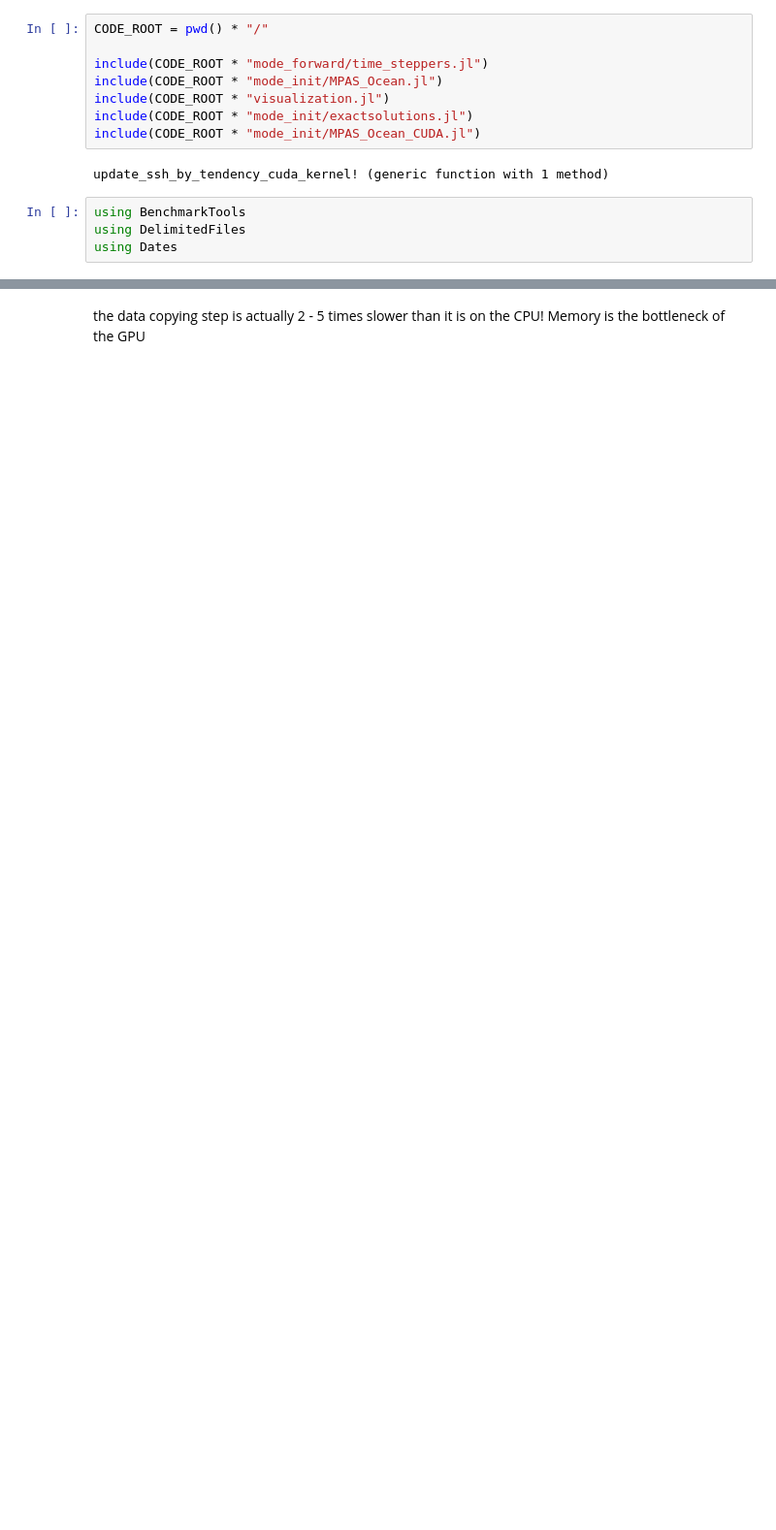
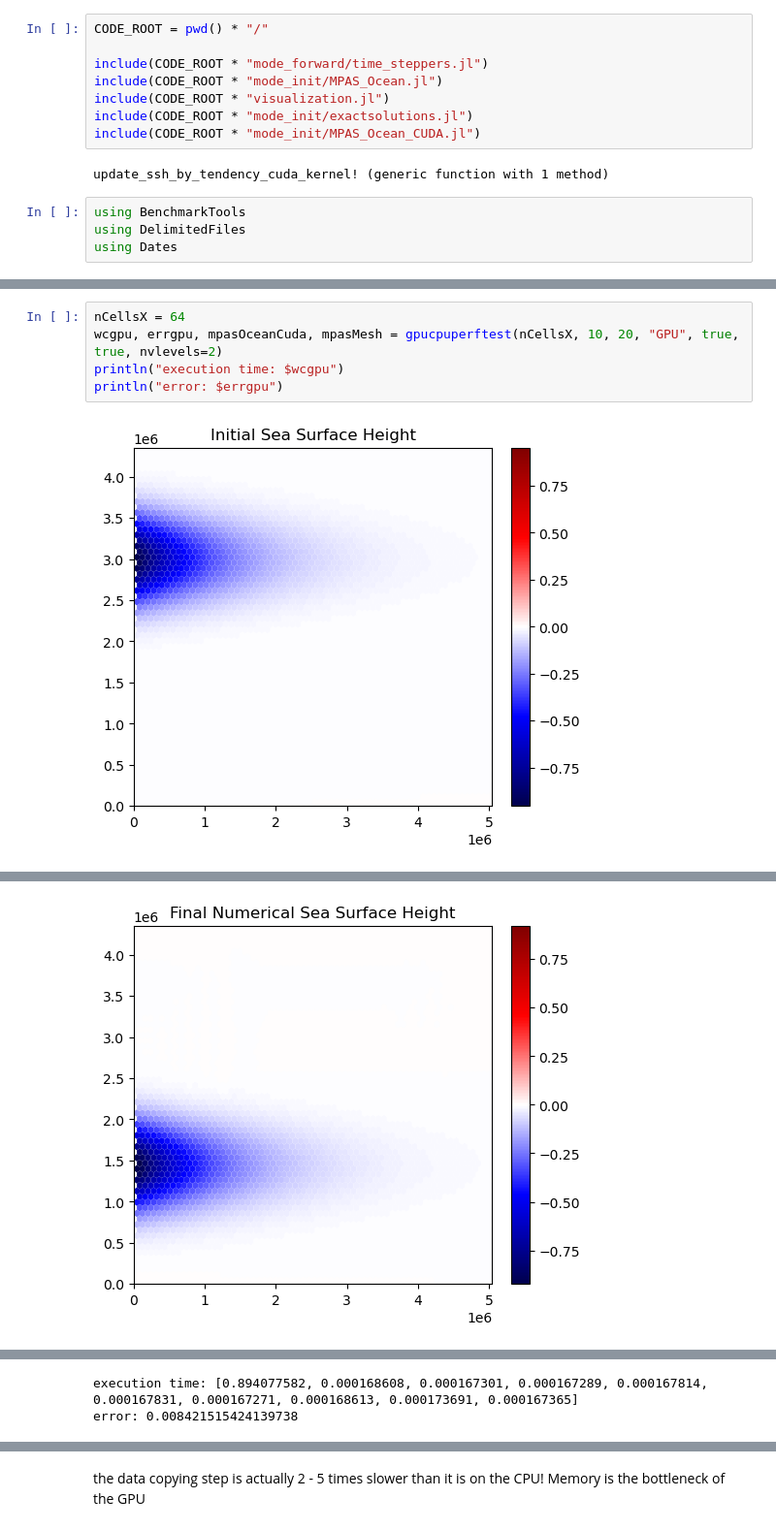
Before and after one commit to robertstrauss/MPAS_Ocean_Julia, a Jupyter notebook: GPU_CPU_performance_comparison_meshes.ipynb, the cells around one changed output, grey strips where cells are left out. Shown at 97% size. Drawn from its saved outputs; the diff is of its cells as text; blank space fills up the shorter version.

```diff
--- a/GPU_CPU_performance_comparison_meshes.ipynb
+++ b/GPU_CPU_performance_comparison_meshes.ipynb
@@ -73,0 +171,7 @@ gpucpuperftest (generic function with 8 methods)
+# %%
+nCellsX = 64
+wcgpu, errgpu, mpasOceanCuda, mpasMesh = gpucpuperftest(nCellsX, 10, 20, "GPU", true, true, nvlevels=2)
+println("execution time: $wcgpu")
+println("error: $errgpu")
+# %% [output]
+[figure, added]
@@ -73,0 +180 @@ gpucpuperftest (generic function with 8 methods)
+[figure, added]
@@ -73,0 +182,2 @@ gpucpuperftest (generic function with 8 methods)
+execution time: [0.894077582, 0.000168608, 0.000167301, 0.000167289, 0.000167814, 0.000167831, 0.000167271, 0.000168613, 0.000173691, 0.000167365]
+error: 0.008421515424139738
```
Also changed, not shown: parts of 11 cells of this notebook, 27 other files.
